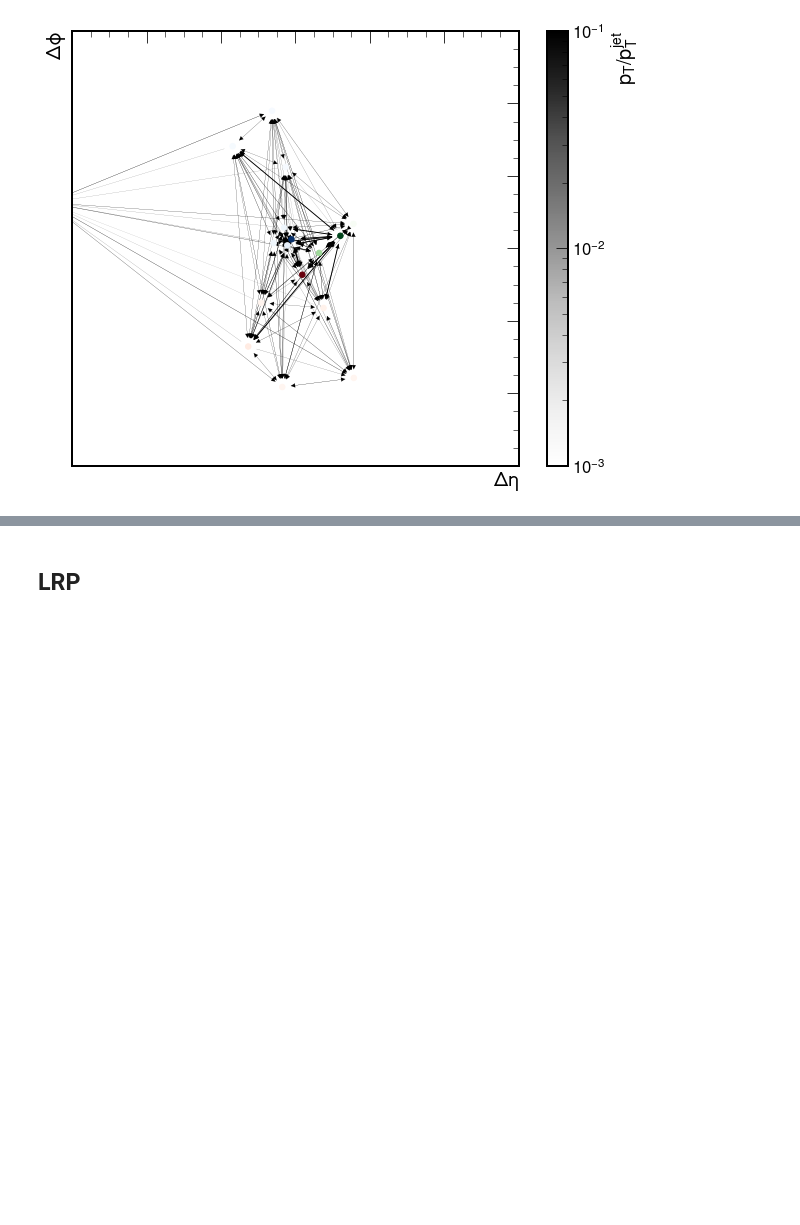
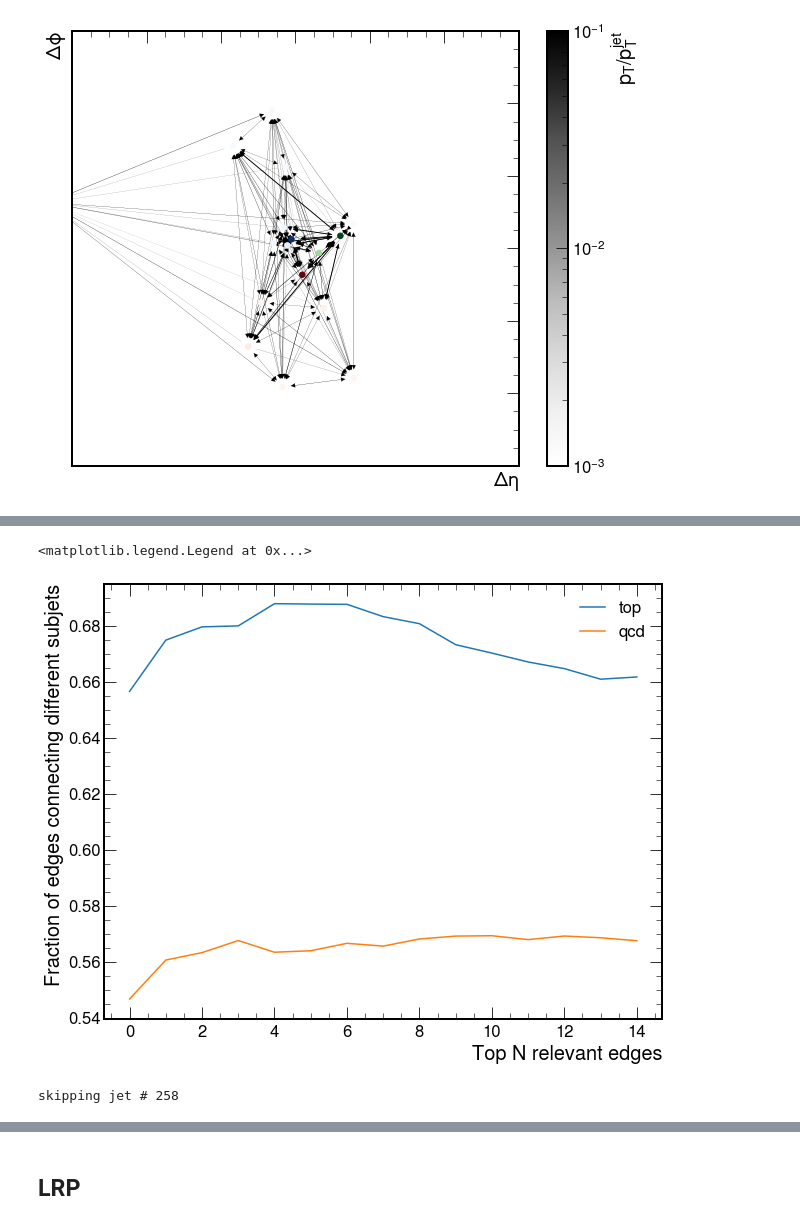
Before and after one commit to farakiko/xai4hep, a Jupyter notebook: binder/fastjet.ipynb, the cells around one changed output, grey strips where cells are left out. Cells and saved outputs as stored; diff of their text form; code cells hidden in the pictures; blank space fills up the shorter version.

```diff
--- a/binder/fastjet.ipynb
+++ b/binder/fastjet.ipynb
@@ -410,0 +365,11 @@ for j in range(Num_subjets):
+# %%
+fig, ax = plt.subplots(figsize=(10, 8))
+ax.plot(range(len(top_diff)), top_diff/(top_same+top_diff), label='top')
+ax.plot(range(len(qcd_diff)), qcd_diff/(qcd_same+qcd_diff), label='qcd')
+
+ax.set_xlabel(r"Top N relevant edges")
+ax.set_ylabel(r"Fraction of edges connecting different subjets")
+ax.legend()
+# %% [output]
+<matplotlib.legend.Legend at 0x...>
+[figure, added]
@@ -410,0 +404,49 @@ for j in range(Num_subjets):
+# %%
+from tqdm.notebook import tqdm
+
+Top_N = 15
+
+top_same = np.array([0] * Top_N)
+top_diff = np.array([0] * Top_N)
+qcd_same = np.array([0] * Top_N)
+qcd_diff = np.array([0] * Top_N)
+
+Num_jets = len(batch_px_list)
+for i in tqdm(range(Num_jets)):
+    jet_label = batch_y_list[i]
+
+    R_edges = R_edges_list[i]
+    edge_index_dic = edge_index_list[i]
+
+    px = batch_px_list[i]
+    py = batch_py_list[i]
+    pz = batch_pz_list[i]
+    e = batch_E_list[i]
+
+    # get subjets
+    try:
+        subjet_idx, subjet_vectors, eta, phi, pt = get_subjets(px, py, pz, e)
+    except:
+        print(f"skipping jet # {i}")
+        continue
+
+    # top N edges
+    edge_index, edge_weight = edge_index_dic, torch.abs(R_edges).sum(axis=1)
+    edge_Rscores = edge_weight/sum(edge_weight)  # normalize sum of Rscores of all jets to be 1
+
+    for N in range(Top_N):
+        for edge in torch.topk(edge_Rscores, N+1).indices:   # N=0 doesn't make sense here
+            if jet_label==1:
+                if subjet_idx[edge_index[0][edge]]!=subjet_idx[edge_index[1][edge]]:
+                    top_diff[N] += 1
+                else:
+                    top_same[N] += 1
+            else:
+                if subjet_idx[edge_index[0][edge]]!=subjet_idx[edge_index[1][edge]]:
+                    qcd_diff[N] += 1
+                else:
+                    qcd_same[N] += 1
+    if i==400:
+        break
+# %% [output]
+skipping jet # 258
```
Also changed, not shown: parts of 16 cells of this notebook.
